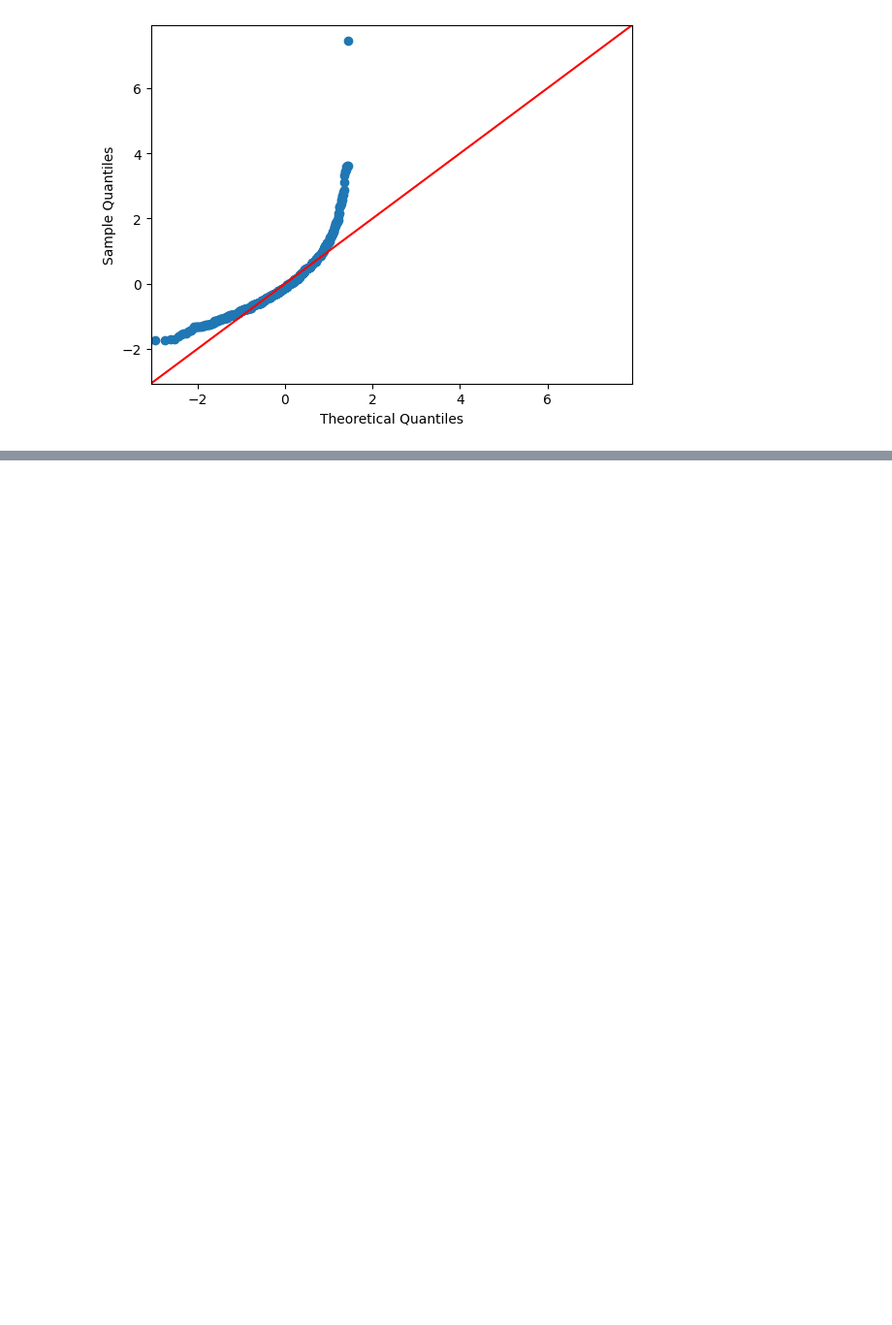
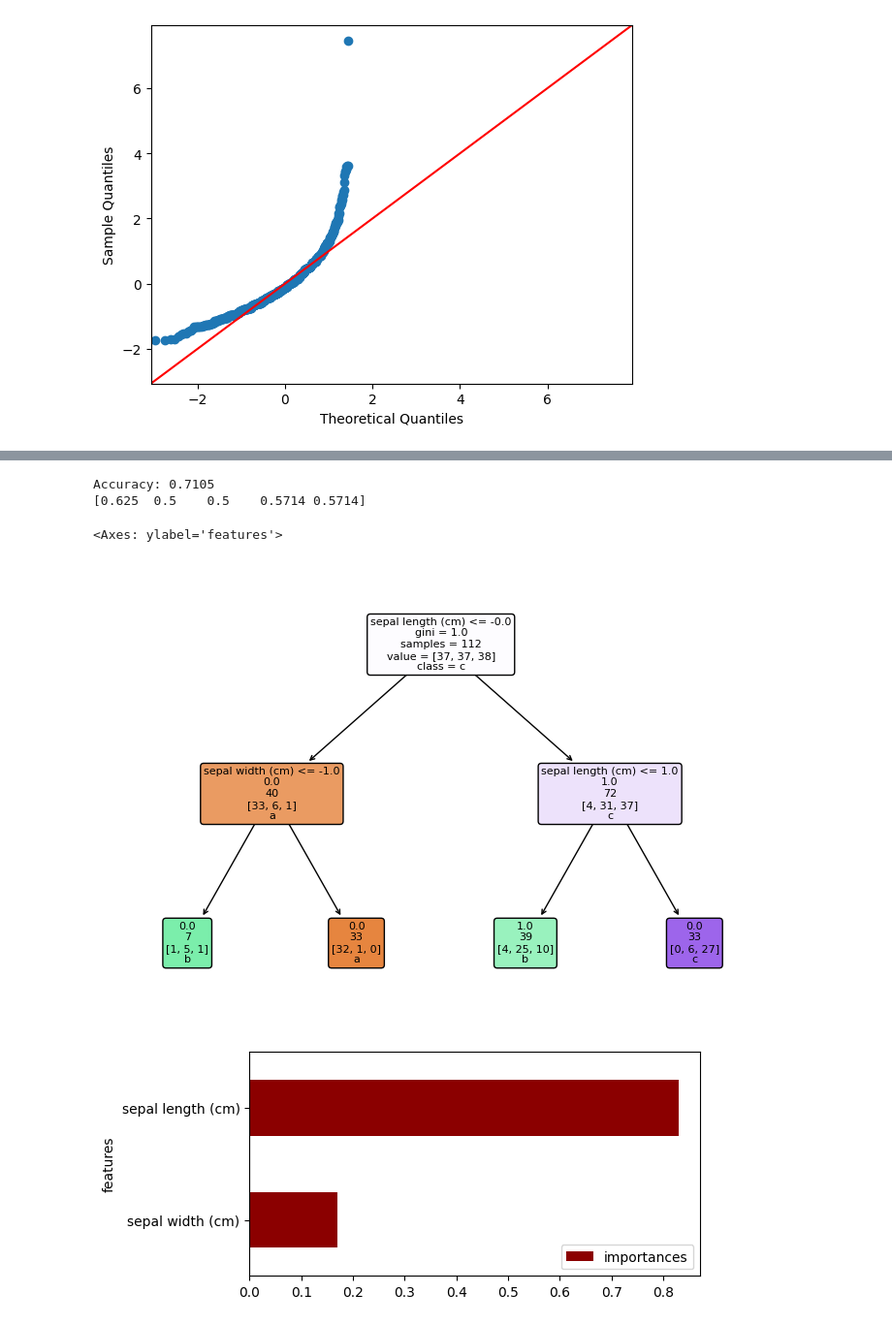
Before and after one commit to eigenmannmartin/ZHAW-Data-Science-Fundamentals, a Jupyter notebook: exam/exam.ipynb, the cells around one changed output, grey strips where cells are left out. Shown at 97% size. Cells and saved outputs as stored; diff of their text form; code cells hidden in the pictures; blank space fills up the shorter version.

```diff
--- a/exam/exam.ipynb
+++ b/exam/exam.ipynb
@@ -136,0 +202,38 @@ py.show()
+# %%
+# Tree
+from sklearn.tree import DecisionTreeClassifier, plot_tree
+from sklearn import metrics
+from sklearn.model_selection import cross_val_score
+
+model = DecisionTreeClassifier(random_state=20, max_depth=2)
+model = model.fit(X_train_scaled, y_train)
+y_pred = model.predict(X_test_scaled)
+print(f'Accuracy: {metrics.accuracy_score(y_test, y_pred):.4f}')
+
+cv = cross_val_score(model, X_test_scaled, y_test, cv=5, scoring='accuracy')
+print(cv.round(4))
+
+fig = plt.figure(figsize=(9,6))
+tree_plot = plot_tree(model,
+                   feature_names=list(X.columns),
+                   class_names=['a', 'b', 'c'],
+                   filled=True,
+                   fontsize=8,
+                   rounded=True,
+                   label='root',
+                   precision=0)
+
+
+df_fi = pd.DataFrame({'features':X.columns,'importances': model.feature_importances_})
+df_fi.sort_values('importances', inplace=True)
+df_fi.plot(kind='barh',
+           y='importances',
+           x='features',
+           color='darkred',
+           figsize=(6,3))
+# %% [output]
+Accuracy: 0.7105
+[0.625  0.5    0.5    0.5714 0.5714]
+<Axes: ylabel='features'>
+[figure, added]
+[figure, added]
```
Also changed, not shown: parts of 12 cells of this notebook, 2 other files.
